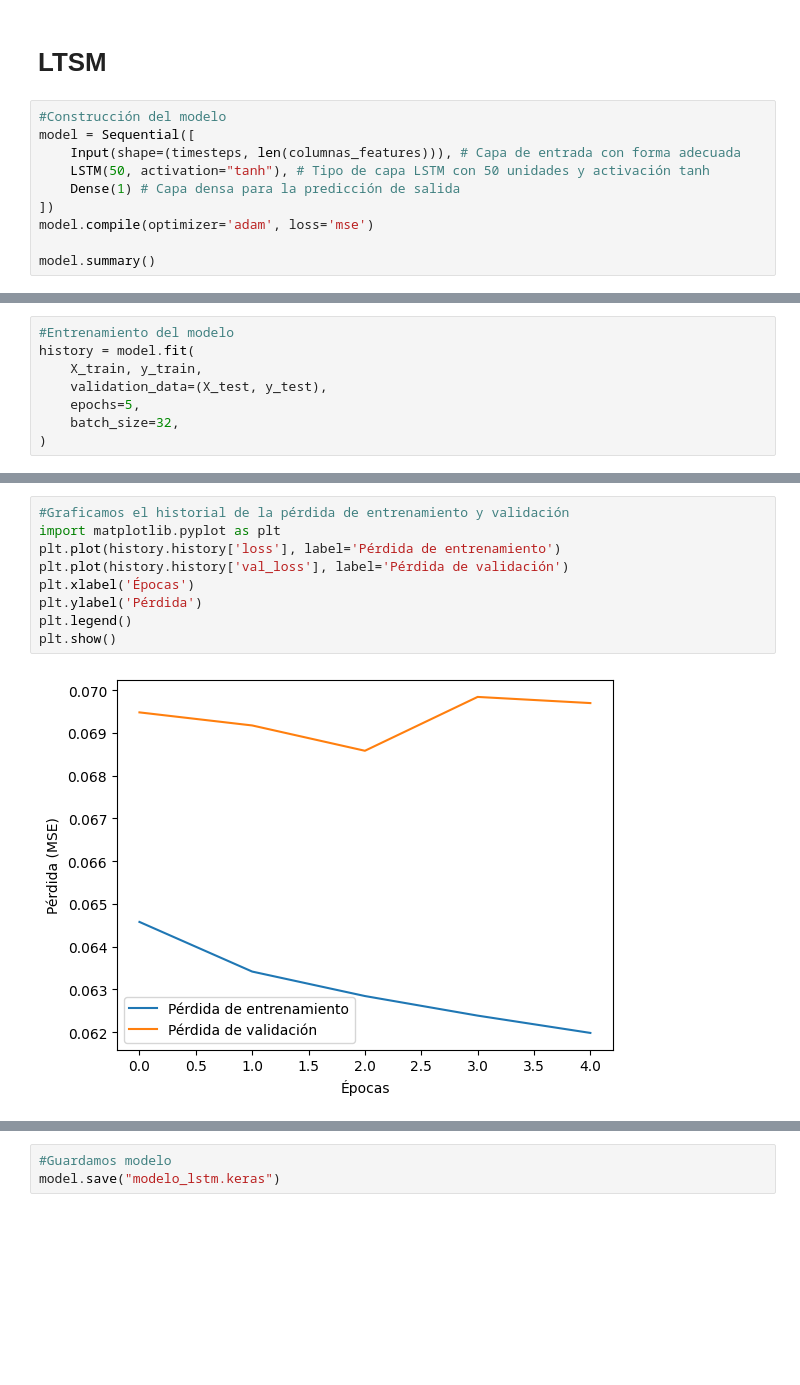
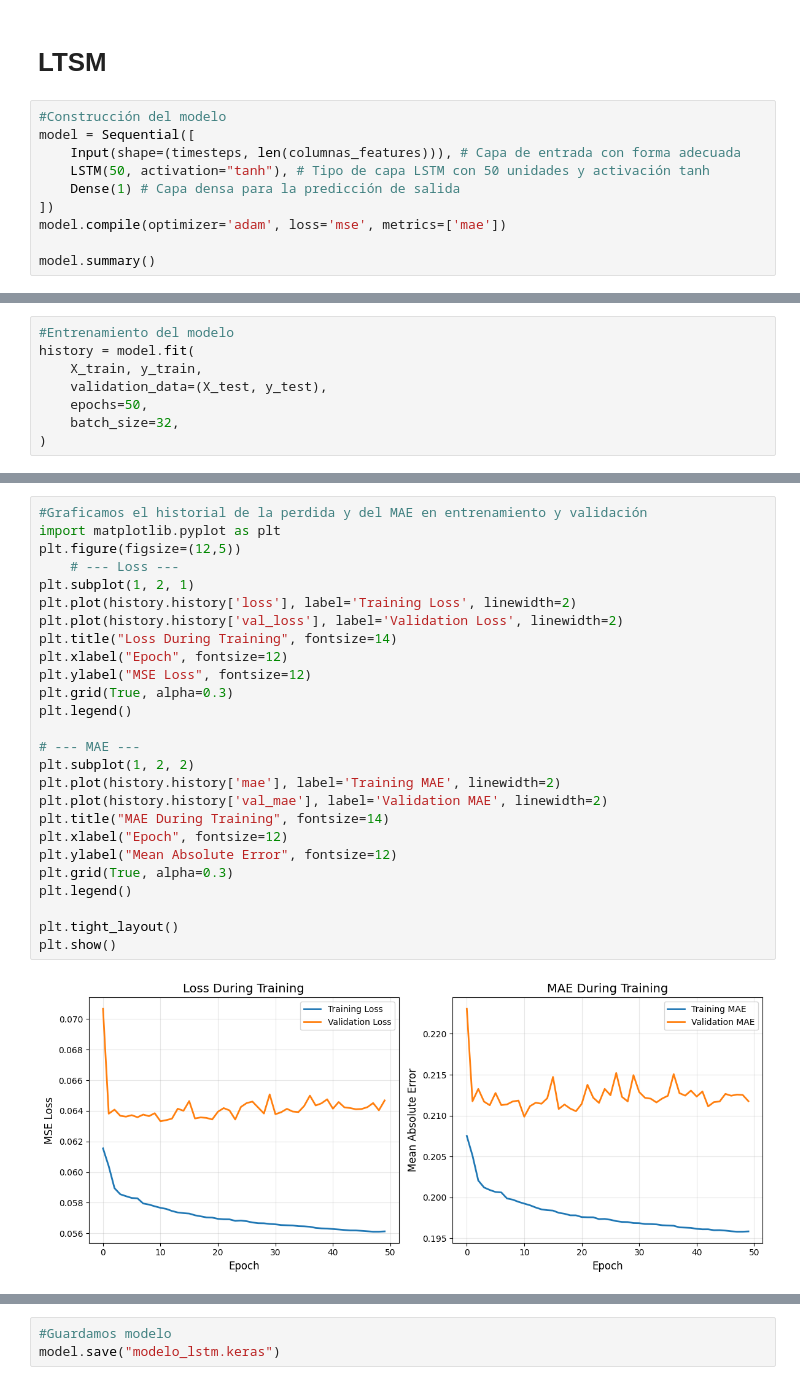
Before and after one commit to ThMRudolf/2025_LM_FinalProject, a Jupyter notebook: LSTM_ejemplo.ipynb, the cells around one changed output, grey strips where cells are left out. Drawn from its saved outputs; the diff is of its cells as text; blank space fills up the shorter version.

```diff
--- a/LSTM_ejemplo.ipynb
+++ b/LSTM_ejemplo.ipynb
@@ -203,7 +203,7 @@ model = Sequential([
     LSTM(50, activation="tanh"), # Tipo de capa LSTM con 50 unidades y activación tanh
     Dense(1) # Capa densa para la predicción de salida
 ])
-model.compile(optimizer='adam', loss='mse')
+model.compile(optimizer='adam', loss='mse', metrics=['mae'])
 
 model.summary()
 # %% [output]
@@ -223,7 +223,7 @@ Model: "sequential_9"
 history = model.fit(
     X_train, y_train,
     validation_data=(X_test, y_test),
-    epochs=5,
+    epochs=50,
     batch_size=32,
 )
 # %% [output]
@@ -240,11 +247,28 @@ Epoch 5/5
 # %%
-#Graficamos el historial de la pérdida de entrenamiento y validación
+#Graficamos el historial de la perdida y del MAE en entrenamiento y validación
 import matplotlib.pyplot as plt
-plt.plot(history.history['loss'], label='Pérdida de entrenamiento')
-plt.plot(history.history['val_loss'], label='Pérdida de validación')
-plt.xlabel('Épocas')
-plt.ylabel('Pérdida')
+plt.figure(figsize=(12,5))
+    # --- Loss ---
+plt.subplot(1, 2, 1)
+plt.plot(history.history['loss'], label='Training Loss', linewidth=2)
+plt.plot(history.history['val_loss'], label='Validation Loss', linewidth=2)
+plt.title("Loss During Training", fontsize=14)
+plt.xlabel("Epoch", fontsize=12)
+plt.ylabel("MSE Loss", fontsize=12)
+plt.grid(True, alpha=0.3)
 plt.legend()
+
+# --- MAE ---
+plt.subplot(1, 2, 2)
+plt.plot(history.history['mae'], label='Training MAE', linewidth=2)
+plt.plot(history.history['val_mae'], label='Validation MAE', linewidth=2)
+plt.title("MAE During Training", fontsize=14)
+plt.xlabel("Epoch", fontsize=12)
+plt.ylabel("Mean Absolute Error", fontsize=12)
+plt.grid(True, alpha=0.3)
+plt.legend()
+
+plt.tight_layout()
 plt.show()
 # %% [output]
-[figure, old version]
+[figure, new version]
```
Also changed, not shown: parts of 4 cells of this notebook, 5 other files.
